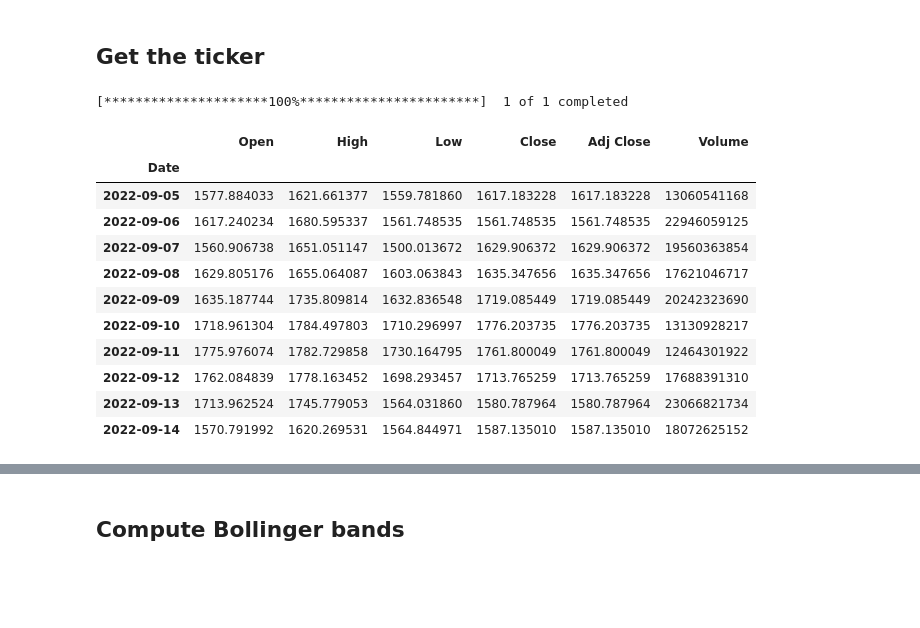
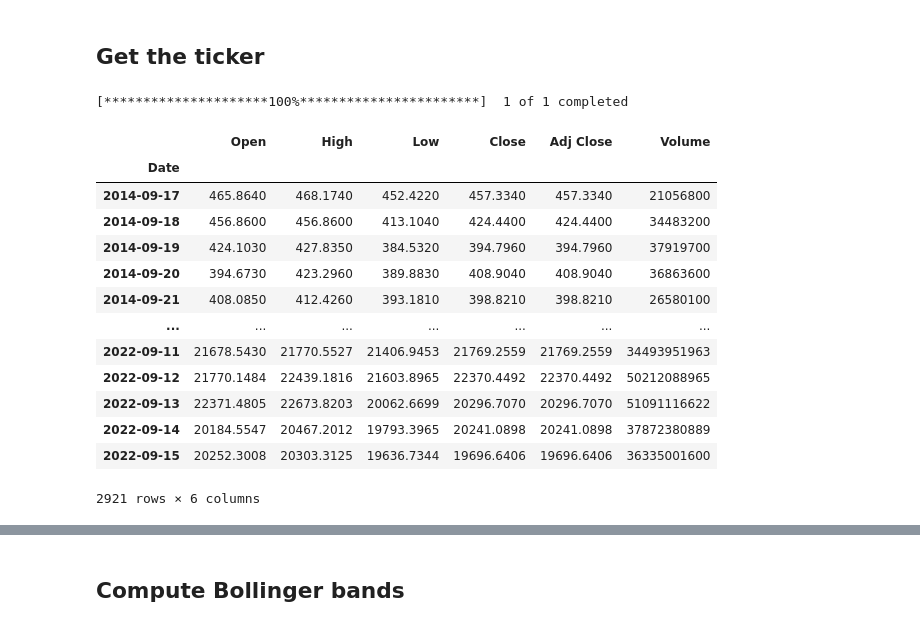
Before and after one commit to carokanns/Krypto, a Jupyter notebook: backtesting_an_example/backtesting.ipynb, the cells around one changed output, grey strips where cells are left out. Drawn from its saved outputs; the diff is of its cells as text; code cells hidden in the pictures; blank space fills up the shorter version.

```diff
--- a/backtesting_an_example/backtesting.ipynb
+++ b/backtesting_an_example/backtesting.ipynb
@@ -14,30 +14,32 @@ import os
 ## Get the ticker
 # %%
 df = pd.DataFrame()
-ticker = "ETH-USD"
+ticker = "BTC-USD"
 # ticker = "TSLA-USD"
 
 # if os.path.exists(ticker+".csv"):
 #     print('använd sparad fil')
 #     df = pd.read_csv(ticker+".csv", index_col=0)
 # else:
 df = yf.download(ticker,period='max')  #  tex: start="2019-01-01", end="2020-01-01")
 df.to_csv(ticker+".csv")
 
 df.index = pd.to_datetime(df.index)
-df.tail(10)
+df
 # %% [output]
 [*********************100%***********************]  1 of 1 completed
 |  | Open | High | Low | Close | Adj Close | Volume |
 | Date |  |  |  |  |  |  |
-| 2022-09-05 | 1577.884033 | 1621.661377 | 1559.781860 | 1617.183228 | 1617.183228 | 13060541168 |
-| 2022-09-06 | 1617.240234 | 1680.595337 | 1561.748535 | 1561.748535 | 1561.748535 | 22946059125 |
-| 2022-09-07 | 1560.906738 | 1651.051147 | 1500.013672 | 1629.906372 | 1629.906372 | 19560363854 |
-| 2022-09-08 | 1629.805176 | 1655.064087 | 1603.063843 | 1635.347656 | 1635.347656 | 17621046717 |
-| 2022-09-09 | 1635.187744 | 1735.809814 | 1632.836548 | 1719.085449 | 1719.085449 | 20242323690 |
-| 2022-09-10 | 1718.961304 | 1784.497803 | 1710.296997 | 1776.203735 | 1776.203735 | 13130928217 |
-| 2022-09-11 | 1775.976074 | 1782.729858 | 1730.164795 | 1761.800049 | 1761.800049 | 12464301922 |
-| 2022-09-12 | 1762.084839 | 1778.163452 | 1698.293457 | 1713.765259 | 1713.765259 | 17688391310 |
-| 2022-09-13 | 1713.962524 | 1745.779053 | 1564.031860 | 1580.787964 | 1580.787964 | 23066821734 |
-| 2022-09-14 | 1570.791992 | 1620.269531 | 1564.844971 | 1587.135010 | 1587.135010 | 18072625152 |
+| 2014-09-17 | 465.8640 | 468.1740 | 452.4220 | 457.3340 | 457.3340 | 21056800 |
+| 2014-09-18 | 456.8600 | 456.8600 | 413.1040 | 424.4400 | 424.4400 | 34483200 |
+| 2014-09-19 | 424.1030 | 427.8350 | 384.5320 | 394.7960 | 394.7960 | 37919700 |
+| 2014-09-20 | 394.6730 | 423.2960 | 389.8830 | 408.9040 | 408.9040 | 36863600 |
+| 2014-09-21 | 408.0850 | 412.4260 | 393.1810 | 398.8210 | 398.8210 | 26580100 |
+| ... | ... | ... | ... | ... | ... | ... |
+| 2022-09-11 | 21678.5430 | 21770.5527 | 21406.9453 | 21769.2559 | 21769.2559 | 34493951963 |
+| 2022-09-12 | 21770.1484 | 22439.1816 | 21603.8965 | 22370.4492 | 22370.4492 | 50212088965 |
+| 2022-09-13 | 22371.4805 | 22673.8203 | 20062.6699 | 20296.7070 | 20296.7070 | 51091116622 |
+| 2022-09-14 | 20184.5547 | 20467.2012 | 19793.3965 | 20241.0898 | 20241.0898 | 37872380889 |
+| 2022-09-15 | 20252.3008 | 20303.3125 | 19636.7344 | 19696.6406 | 19696.6406 | 36335001600 |
+2921 rows × 6 columns
 # %%
```
Also changed, not shown: parts of 27 cells of this notebook, 8 other files.
